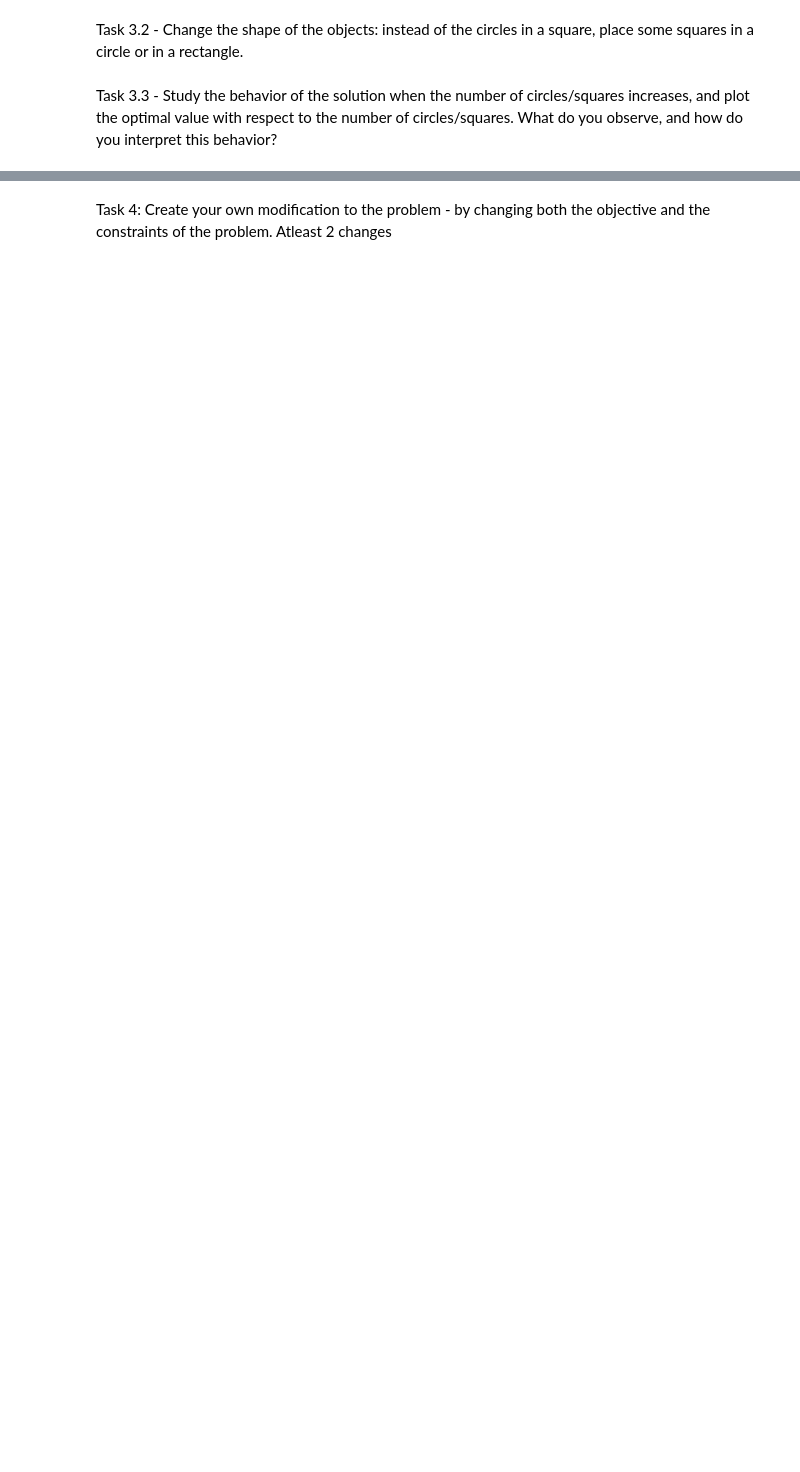
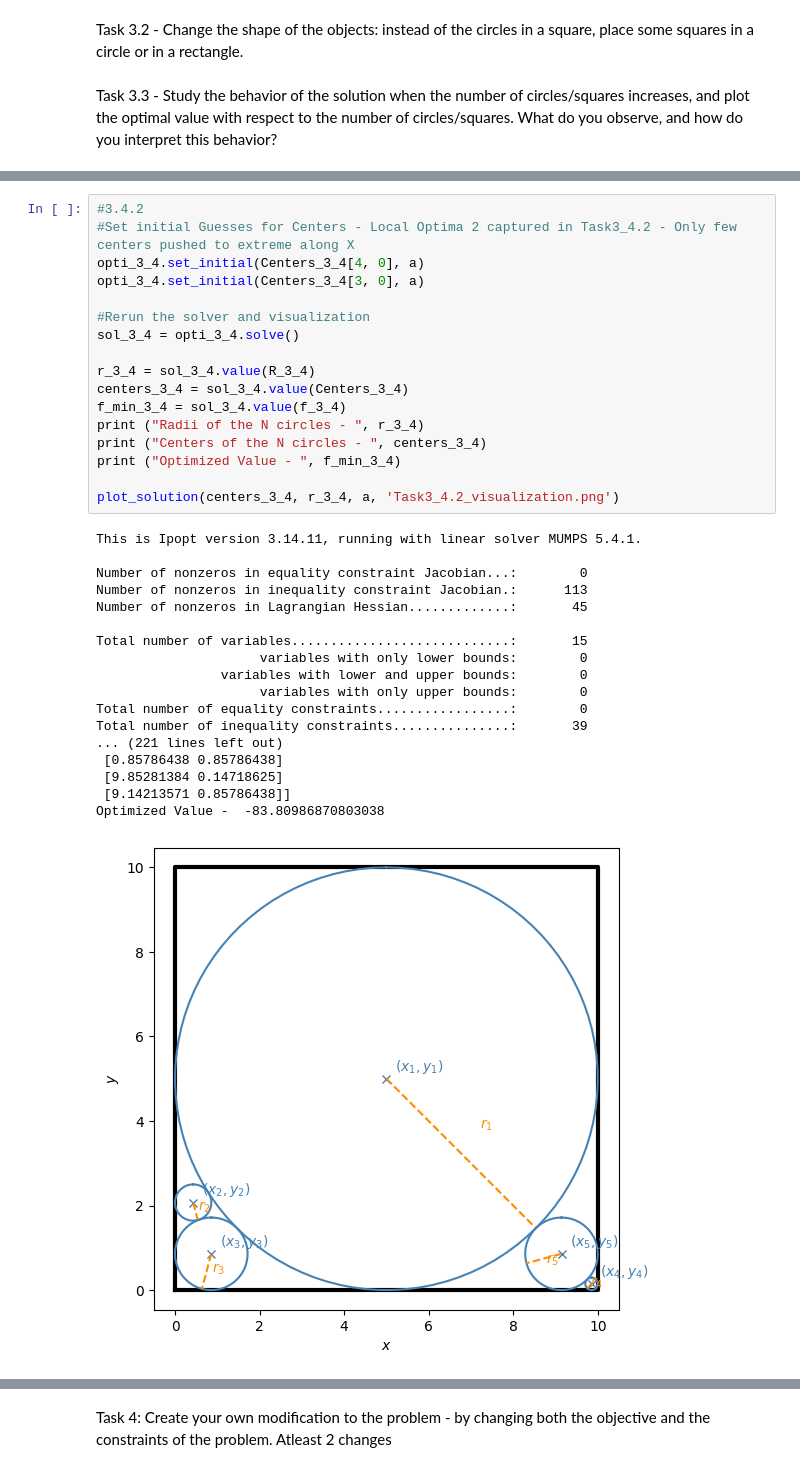
Before and after one commit to praffulr/NumOptExercises, a Jupyter notebook: MidtermProgramming/exercise.ipynb, the cells around one changed output, grey strips where cells are left out. Cells and saved outputs as stored; diff of their text form; blank space fills up the shorter version.

```diff
--- a/MidtermProgramming/exercise.ipynb
+++ b/MidtermProgramming/exercise.ipynb
@@ -205,0 +274,36 @@ Forcing 2 of the Centers to extremes along X - 83.8
+# %%
+#3.4.2
+#Set initial Guesses for Centers - Local Optima 2 captured in Task3_4.2 - Only few centers pushed to extreme along X
+opti_3_4.set_initial(Centers_3_4[4, 0], a)
+opti_3_4.set_initial(Centers_3_4[3, 0], a)
+
+#Rerun the solver and visualization
+sol_3_4 = opti_3_4.solve()
+
+r_3_4 = sol_3_4.value(R_3_4)
+centers_3_4 = sol_3_4.value(Centers_3_4)
+f_min_3_4 = sol_3_4.value(f_3_4)
+print ("Radii of the N circles - ", r_3_4)
+print ("Centers of the N circles - ", centers_3_4)
+print ("Optimized Value - ", f_min_3_4)
+
+plot_solution(centers_3_4, r_3_4, a, 'Task3_4.2_visualization.png')
+# %% [output]
+This is Ipopt version 3.14.11, running with linear solver MUMPS 5.4.1.
+
+Number of nonzeros in equality constraint Jacobian...:        0
+Number of nonzeros in inequality constraint Jacobian.:      113
+Number of nonzeros in Lagrangian Hessian.............:       45
+
+Total number of variables............................:       15
+                     variables with only lower bounds:        0
+                variables with lower and upper bounds:        0
+                     variables with only upper bounds:        0
+Total number of equality constraints.................:        0
+Total number of inequality constraints...............:       39
+... (221 lines left out)
+ [0.85786438 0.85786438]
+ [9.85281384 0.14718625]
+ [9.14213571 0.85786438]]
+Optimized Value -  -83.80986870803038
+[figure, added]
```
Also changed, not shown: parts of 16 cells of this notebook, 6 other files.
